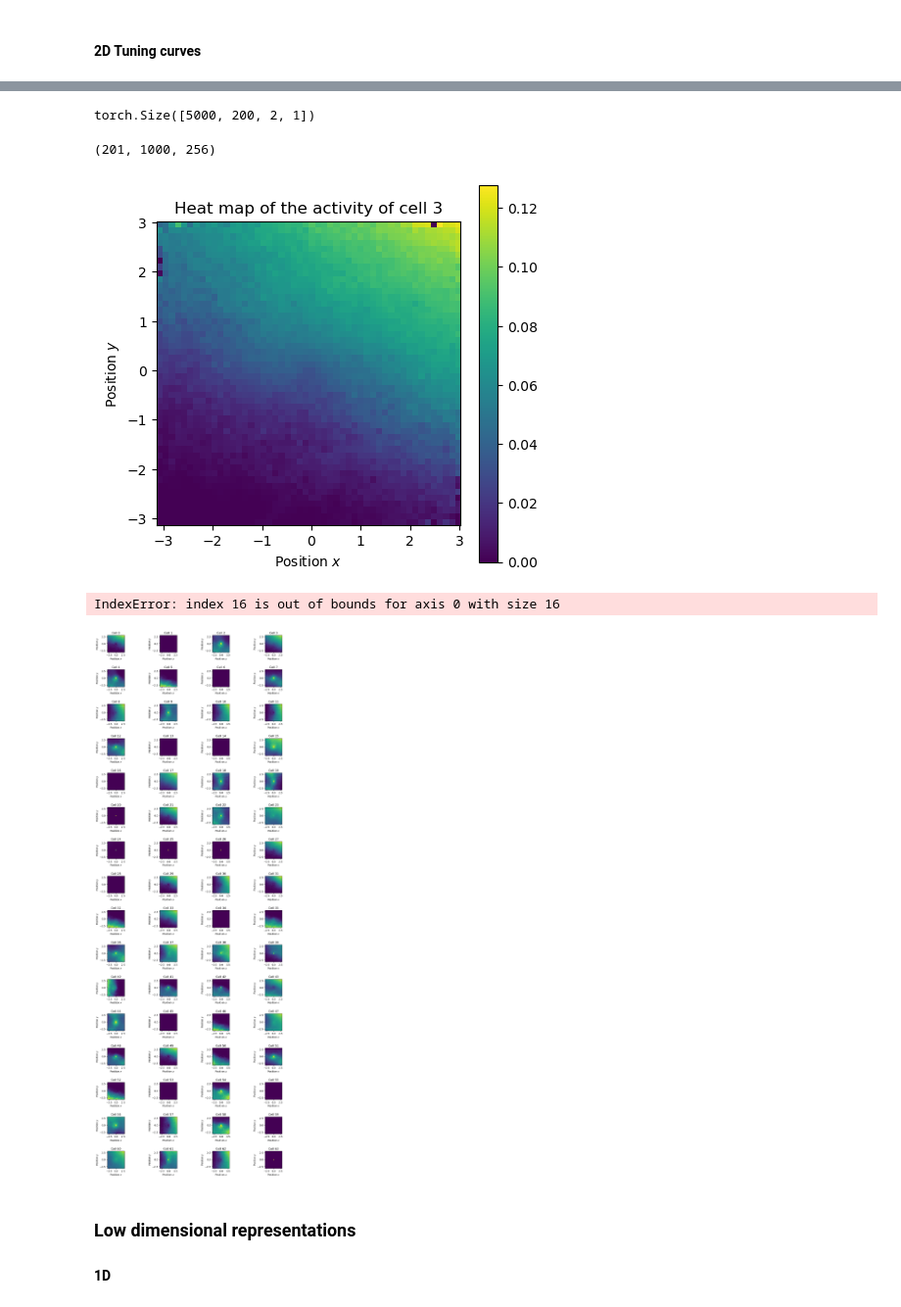
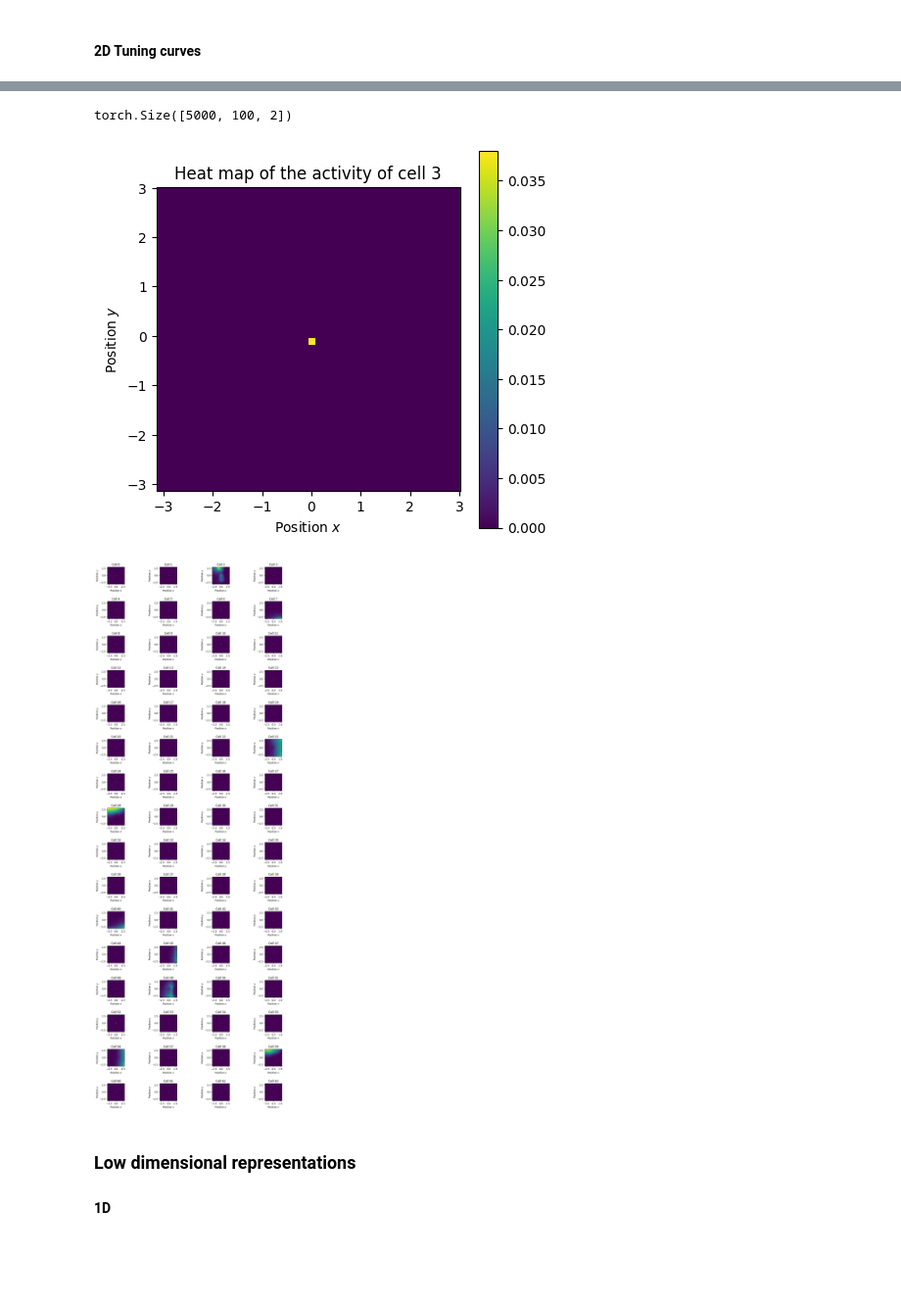
Before and after one commit to bioAI-Oslo/RNN-Adding-Problem-Representations, a Jupyter notebook: notebooks/summer.ipynb, the cells around one changed output, grey strips where cells are left out. Shown: that part at 98% size. Cells and saved outputs as stored; diff of their text form; code cells hidden in the pictures; blank space fills up the shorter version.

```diff
--- a/notebooks/summer.ipynb
+++ b/notebooks/summer.ipynb
@@ -74,16 +76,16 @@ input_size = 1
 model1 = RNN_circular_2D_xy_Low(input_size,hidden_size).to(device)
 # model1 = torch.compile(model1)
 
-train = False
+train = True
 
 if train:
-    _ = model1.train_gradual(epochs=2000)
+    _ = model1.train_gradual(epochs=1500)
     # model1.base_training_tsteps = 40
     # _ = model1.train(epochs=10000)
     model1.plot_losses(average=30)
 else:
     # model1.load_state_dict(torch.load("../trained models/LowEtAl_bridged_10000gradual+2000base.pt"))
     # model1.load_state_dict(torch.load("../trained models/LowEtAl_bridged_10000gradual.pt",map_location=torch.device('cpu')))
-    model1.load_state_dict(torch.load("../trained models/Low_insp_2D_2000gradual.pt",map_location=torch.device('cpu')))
+    model1.load_state_dict(torch.load("../trained models/Low_insp_2D_2000gradual_Sophia.pt"))
 
 # torch.save(model1.state_dict(), "../trained models/LowEtAl_bridged_reduced_Gradual_lossiequaloroverj_maskonangle_lossscale_4000gradual.pt")
@@ -121,7 +121,7 @@ KeyboardInterrupt:
 # %%
-data.shape
+labels.shape
 # %% [output]
-torch.Size([5000, 200, 2, 1])
+torch.Size([5000, 100, 2])
 # %%
 # basis1 = torch.tensor([np.cos(0), np.sin(0)])
 # basis2 = torch.tensor([np.cos(np.pi/3), np.sin(np.pi/3)])
@@ -136,15 +136,12 @@ torch.Size([5000, 200, 2, 1])
 # labels_23D[:,:,1] = torch.sum(labels/torch.norm(labels.unsqueeze(-1),dim=2)*basis2,dim=2)*basis_scale
 # labels_23D[:,:,2] = torch.sum(labels/torch.norm(labels.unsqueeze(-1),dim=2)*basis3,dim=2)*basis_scale
 # %%
-activity, bin_edges_x, bin_edges_y = tuning_curve_2D(model1,bins=50, in_activity=(data, labels))
+activity, bin_edges_x, bin_edges_y = tuning_curve_2D_fullmodel(model1,bins=50, in_activity=(data, labels))
-# %% [output]
-(201, 1000, 256)
 # %%
-plot_2D_tuning_curve_2(activity,bin_edges_x, bin_edges_y,k_test=3,plot_head_frac=1/2,scale_to_one=False,more_plots=True)
+plot_2D_tuning_curve_2(activity,bin_edges_x, bin_edges_y,k_test=3,plot_head_frac=1/4,scale_to_one=False,more_plots=True)
 # %% [output]
-[figure, old version]
+[figure, new version]
-IndexError: index 16 is out of bounds for axis 0 with size 16
-[figure, old version]
+[figure, new version]
 # %% [markdown]
 ### Low dimensional representations
 
```
Also changed, not shown: parts of 15 cells of this notebook, 5 other files.
